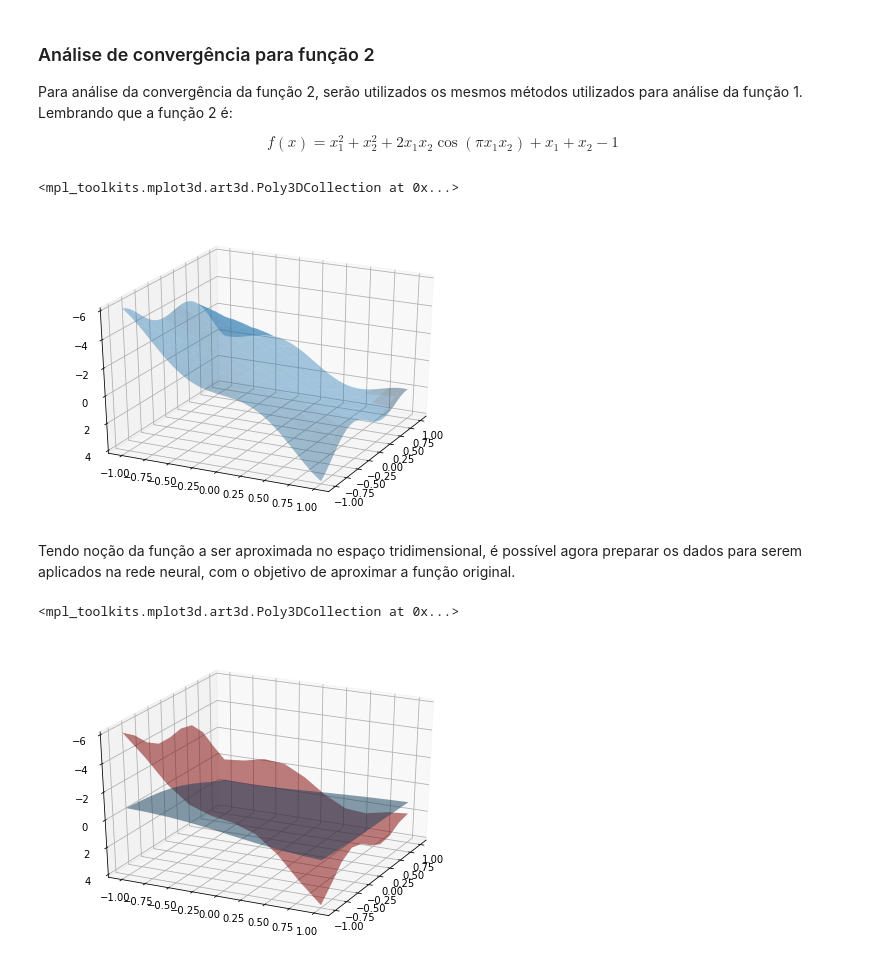
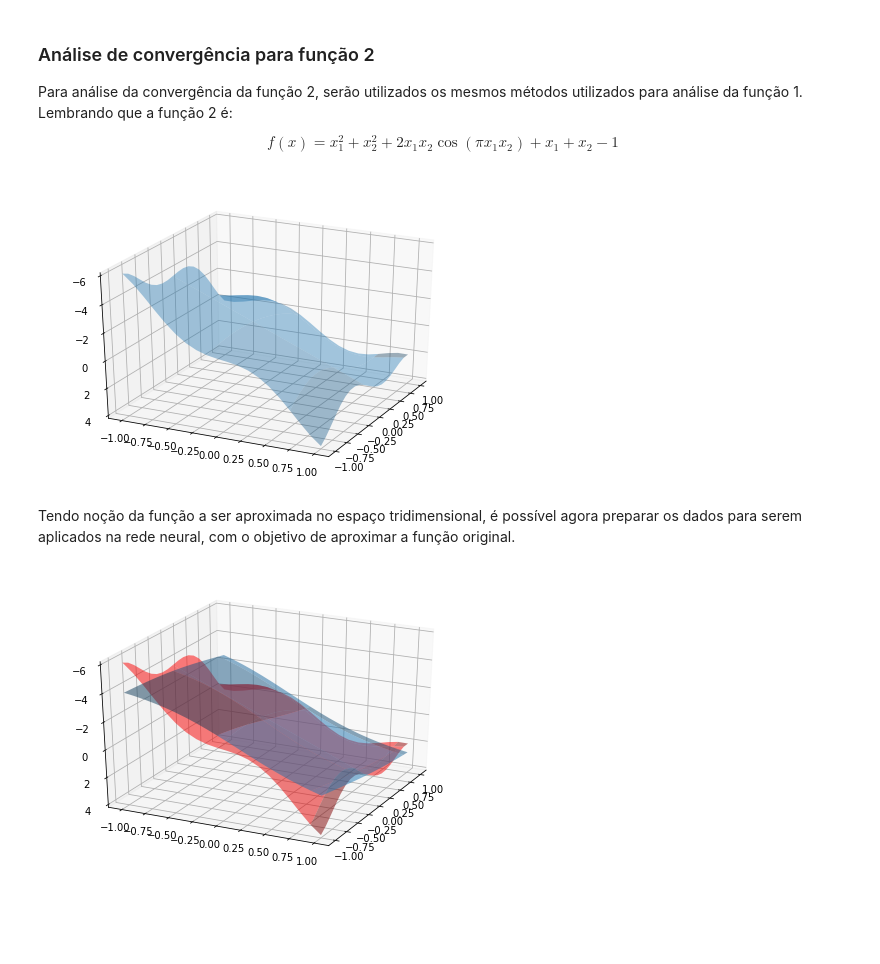
Before and after one commit to edujtm/machine-learning-course, a Jupyter notebook: Supervised Machine Learning.ipynb, the cells around one changed output. Saved outputs shown, nothing was run; the diff lists cells and outputs as text; code cells hidden in the pictures; blank space fills up the shorter version.

```diff
--- a/Supervised Machine Learning.ipynb
+++ b/Supervised Machine Learning.ipynb
@@ -119,5 +121,5 @@ ZZ = (coefs_q1_a[0] * XX + coefs_q1_a[1] * YY + intercept_q1_a) / -coefs_q1_a[2]
 # Plota a superficie e os pontos em cada classe (azul = classe 1, vermelho = classe 2)
 axis.plot_surface(XX, YY, ZZ, rstride=8, cstride=8, alpha=0.3)
 axis.scatter(data_q1_a[mask, 0], data_q1_a[mask, 1], data_q1_a[mask, 2], c='b', s=60)
-axis.scatter(data_q1_a[~mask, 0], data_q1_a[~mask, 1], data_q1_a[~mask, 2], c='r', s=60)
+_ = axis.scatter(data_q1_a[~mask, 0], data_q1_a[~mask, 1], data_q1_a[~mask, 2], c='r', s=60)
 # %% [output]
@@ -166,22 +178,23 @@ def error_convergence(clf, X_train, y_train):
     errors = []
 
     # Faz a predição por batchs para observar a convergência do erro medio
-    for batch in range(20, X_train.shape[0], 20):
-        endbatch = X_train.shape[0] if batch > X_train.shape[0] else batch
-        X_batch = X_train[batch-20: endbatch]
-        y_batch = y_train[batch-20: endbatch]
-        if len(y_batch.shape) == 1:
-            y_batch = y_batch.reshape(-1, 1)
-        if len(X_batch.shape) == 1:
-            X_batch = X_batch.reshape(-1, 1)
+    for _ in range(20):
+        for batch in range(20, X_train.shape[0], 20):
+            endbatch = X_train.shape[0] if batch > X_train.shape[0] else batch
+            X_batch = X_train[batch-20: endbatch]
+            y_batch = y_train[batch-20: endbatch]
+            if len(y_batch.shape) == 1:
+                y_batch = y_batch.reshape(-1, 1)
+            if len(X_batch.shape) == 1:
+                X_batch = X_batch.reshape(-1, 1)
 
-        # Une a matriz de características com os valores desejados para embaralha-los
-        alldata = np.concatenate((X_batch, y_batch), axis=1)
-        np.random.shuffle(alldata)
+            # Une a matriz de características com os valores desejados para embaralha-los
+            alldata = np.concatenate((X_batch, y_batch), axis=1)
+            np.random.shuffle(alldata)
 
-        clf.partial_fit(alldata[:, :-1], alldata[:, -1])
-        predicao = clf.predict(X_train)
-        errors.append(erro_medio(predicao, target))
+            clf.partial_fit(alldata[:, :-1], alldata[:, -1])
+            predicao = clf.predict(X_train)
+            errors.append(erro_medio(predicao, target))
     return errors
 # %% [markdown]
 ### A função lógica xor entre três valores
@@ -294,8 +314,8 @@ Lembrando que a função 2 é:
 f(x) = x_1^2 + x_2^2 + 2 x_1 x_2 \cos(\pi x_1 x_2) + x_1 + x_2 - 1
 \end{equation}
 # %%
-x_f2 = np.linspace(-1, 1, 100)
-y_f2 = np.linspace(-1, 1, 100)
+x_f2 = np.linspace(-1, 1, 20)
+y_f2 = np.linspace(-1, 1, 20)
 
 XX, YY = np.meshgrid(x_f2, y_f2)
 
@@ -303,35 +323,33 @@ ZZ = XX ** 2 + YY * 2 + 2 * XX * YY * np.cos(np.pi * XX * YY) + XX + YY - 1
 
 figure = plt.figure()
 axis = Axes3D(figure, elev=-152, azim=-26)
-axis.plot_surface(XX, YY, ZZ, rstride=8, cstride=9, alpha=0.4)
+_ = axis.plot_surface(XX, YY, ZZ, rstride=8, cstride=9, alpha=0.4)
 # %% [output]
-<mpl_toolkits.mplot3d.art3d.Poly3DCollection at 0x...>
-[figure, old version]
+[figure, new version]
 # %% [markdown]
 Tendo noção da função a ser aproximada no espaço tridimensional, é possível agora preparar os dados para serem aplicados na rede neural, com o objetivo de aproximar a função original.
 # %%
 # Organiza os dados para serem colocados na rede neural
 data_f2 = np.concatenate((XX.ravel().reshape(-1, 1), YY.ravel().reshape(-1, 1)), axis=1)
 target_f2 = ZZ.ravel()
 
 # Separa os dados em conjunto de treinamento e testes
 X_train, X_test, y_train, y_test = train_test_split(data_f2, target_f2)
 
 #Criando a rede neural para aproximação
 momento = 0.9
-clf_f2 = MLPRegressor(hidden_layer_sizes=(3, 3),activation="tanh", solver="sgd", learning_rate="constant", learning_rate_init=0.001, momentum=momento)
+clf_f2 = MLPRegressor(hidden_layer_sizes=(20, 30, 20),activation="tanh", solver="sgd", learning_rate="constant", learning_rate_init=0.001, momentum=momento)
 
 # Faz o treinamento da função por batch e calcula o erro de predição a cada batch
 erros = error_convergence(clf_f2, X_train, y_train)
 
 aprox_f2 = clf_f2.predict(data_f2)
 
 # Plotagem da superfície estimada
 figure = plt.figure()
 axis = Axes3D(figure, elev=-152, azim=-26)
 
-axis.plot_surface(XX, YY, aprox_f2.reshape(10, 10).T, rstride=9, cstride=9, alpha=0.5)
-axis.plot_surface(XX, YY, ZZ, rstride=9, cstride=9, alpha=0.5, color="r")
+axis.plot_surface(XX, YY, aprox_f2.reshape(20, 20), rstride=9, cstride=9, alpha=0.5)
+_ = axis.plot_surface(XX, YY, ZZ, rstride=9, cstride=9, alpha=0.5, color="r")
 # %% [output]
-<mpl_toolkits.mplot3d.art3d.Poly3DCollection at 0x...>
-[figure, old version]
+[figure, new version]
```
Also changed, not shown: parts of 14 cells of this notebook.
